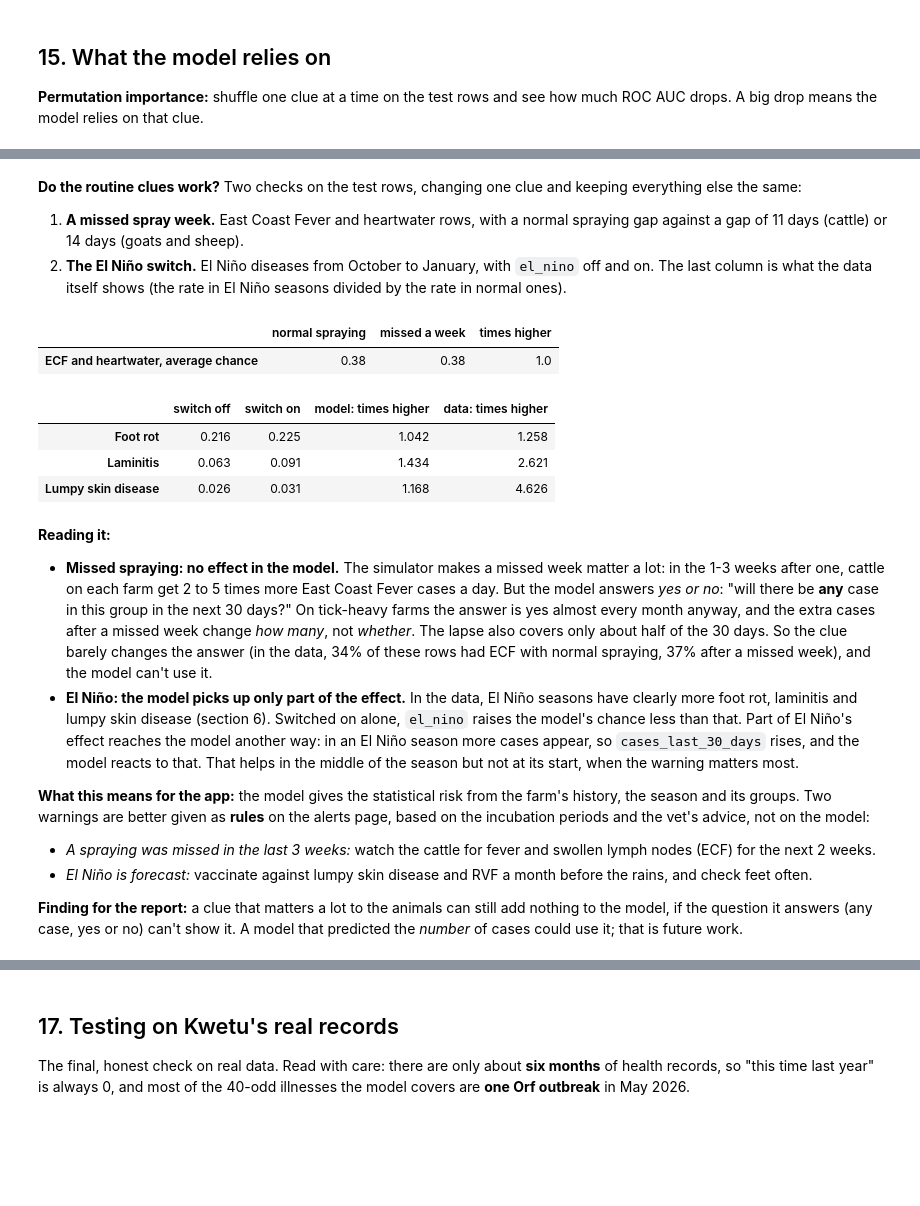
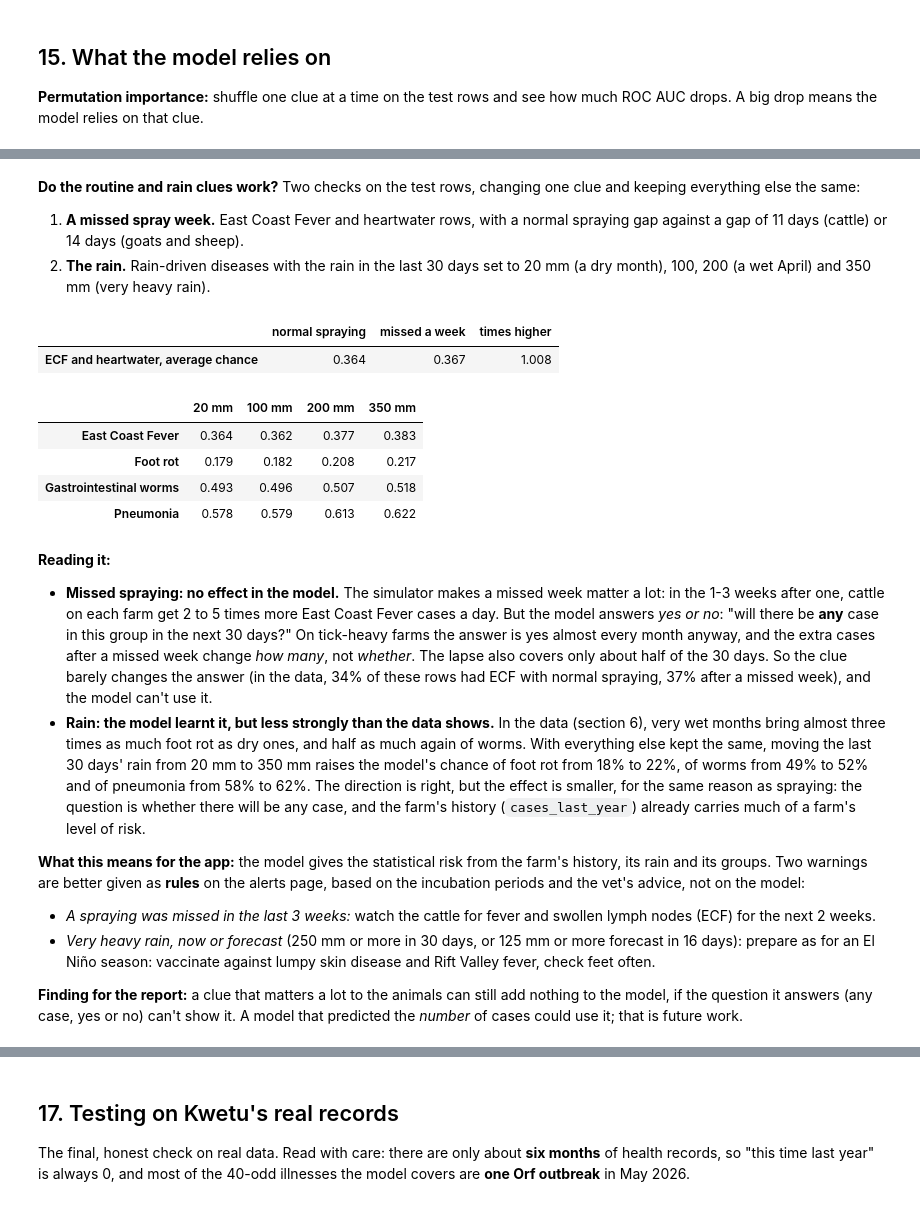
Before and after one commit to KatanuKwinga/LivestockDataTracker, a Jupyter notebook: notebooks/disease_model.ipynb, the cells around one changed output, grey strips where cells are left out. Saved outputs shown, nothing was run; the diff lists cells and outputs as text; code cells hidden in the pictures; blank space fills up the shorter version.

```diff
--- a/notebooks/disease_model.ipynb
+++ b/notebooks/disease_model.ipynb
@@ -213,17 +248,14 @@ dtype: float64
 # %%
-nino_months = ill[ill["date"].dt.month.isin([10, 11, 12, 1])].copy()
-nino_months["season"] = np.where(nino_months["date"].dt.month == 1, nino_months["date"].dt.year - 1,
-                                 nino_months["date"].dt.year)
-el_nino_years = set(zip(tables["el_nino"]["farm"], pd.to_datetime(tables["el_nino"]["start"]).dt.year))
-farm_seasons = pd.MultiIndex.from_product([sorted(ill["farm"].unique()), range(2022, 2026)],
-                                          names=["farm", "season"])
+farm_rain = tables["rain"].assign(date=pd.to_datetime(tables["rain"]["date"]))
+farm_rain["month"] = farm_rain["date"].dt.to_period("M")
+monthly_rain = farm_rain.groupby(["farm", "month"])["rain_mm"].sum()
+cases = ill.assign(month=ill["date"].dt.to_period("M"))
 rows = {}
-for disease in ["Foot rot", "Laminitis", "Lumpy skin disease"]:
-    counts = (nino_months[nino_months["disease"] == disease].groupby(["farm", "season"]).size()
-              .reindex(farm_seasons, fill_value=0))
-    is_nino = [key in el_nino_years for key in counts.index]
-    rows[disease] = {"El Niño season": counts[is_nino].mean(),
-                     "Normal season": counts[[not x for x in is_nino]].mean()}
-print(f"{len(el_nino_years)} farm-seasons with El Niño, out of {len(farm_seasons)}")
+for disease in ["Foot rot", "Gastrointestinal worms", "East Coast Fever"]:
+    per_month = cases[cases["disease"] == disease].groupby(["farm", "month"]).size()
+    joined = monthly_rain.to_frame().join(per_month.rename("cases")).fillna({"cases": 0})
+    joined = joined[joined.index.get_level_values("month") >= pd.Period(cases["month"].min())]
+    band = pd.cut(joined["rain_mm"], [-1, 50, 150, 250, 10_000], labels=["under 50 mm", "50-150 mm", "150-250 mm", "over 250 mm"])
+    rows[disease] = joined.groupby(band, observed=False)["cases"].mean()
 pd.DataFrame(rows).T.round(2)
 # %% [output]
@@ -609,46 +641,41 @@ ax.legend(frameon=False);
 # %% [markdown]
-**Do the routine clues work?** Two checks on the test rows, changing one clue and keeping everything else the same:
+**Do the routine and rain clues work?** Two checks on the test rows, changing one clue and keeping everything else the same:
 
 1. **A missed spray week.** East Coast Fever and heartwater rows, with a normal spraying gap against a gap of 11 days (cattle) or 14 days (goats and sheep).
-2. **The El Niño switch.** El Niño diseases from October to January, with `el_nino` off and on. The last column is what the data itself shows (the rate in El Niño seasons divided by the rate in normal ones).
+2. **The rain.** Rain-driven diseases with the rain in the last 30 days set to 20 mm (a dry month), 100, 200 (a wet April) and 350 mm (very heavy rain).
 # %%
 tick_borne = ["East Coast Fever", "Leg paralysis (suspected heartwater)"]
 rows = test_time[test_time["disease"].isin(tick_borne)]
 normal_gap = np.where(rows["species"] == "CATTLE", 4, 7)
 missed_gap = np.where(rows["species"] == "CATTLE", 11, 14)
 spray_check = pd.DataFrame({
     "normal spraying": [model.predict_proba(rows.assign(longest_spray_gap=normal_gap)[FEATURES])[:, 1].mean()],
     "missed a week": [model.predict_proba(rows.assign(longest_spray_gap=missed_gap)[FEATURES])[:, 1].mean()],
 }, index=["ECF and heartwater, average chance"])
 spray_check["times higher"] = spray_check["missed a week"] / spray_check["normal spraying"]
 display(spray_check.round(3))
 
-el_nino_diseases = ["Foot rot", "Laminitis", "Lumpy skin disease"]
-season_rows = table[table["disease"].isin(el_nino_diseases) & table["month"].isin([10, 11, 12, 1])]
-check = {}
-for disease, g in season_rows.groupby("disease"):
-    off = model.predict_proba(g.assign(el_nino=0)[FEATURES])[:, 1].mean()
-    on = model.predict_proba(g.assign(el_nino=1)[FEATURES])[:, 1].mean()
-    in_data = g[g["el_nino"] == 1][LABEL].mean() / g[g["el_nino"] == 0][LABEL].mean()
-    check[disease] = {"switch off": off, "switch on": on, "model: times higher": on / off,
-                      "data: times higher": in_data}
-pd.DataFrame(check).T.round(3)
+rain_rows = test_time[test_time["disease"].isin(["Foot rot", "Gastrointestinal worms", "East Coast Fever", "Pneumonia"])]
+pd.DataFrame({f"{mm} mm": {disease: model.predict_proba(g.assign(rain_last_30_days=mm)[FEATURES])[:, 1].mean()
+                           for disease, g in rain_rows.groupby("disease")}
+              for mm in (20, 100, 200, 350)}).round(3)
 # %% [output]
 |  | normal spraying | missed a week | times higher |
-| ECF and heartwater, average chance | 0.38 | 0.38 | 1.0 |
+| ECF and heartwater, average chance | 0.364 | 0.367 | 1.008 |
-|  | switch off | switch on | model: times higher | data: times higher |
-| Foot rot | 0.216 | 0.225 | 1.042 | 1.258 |
-| Laminitis | 0.063 | 0.091 | 1.434 | 2.621 |
-| Lumpy skin disease | 0.026 | 0.031 | 1.168 | 4.626 |
+|  | 20 mm | 100 mm | 200 mm | 350 mm |
+| East Coast Fever | 0.364 | 0.362 | 0.377 | 0.383 |
+| Foot rot | 0.179 | 0.182 | 0.208 | 0.217 |
+| Gastrointestinal worms | 0.493 | 0.496 | 0.507 | 0.518 |
+| Pneumonia | 0.578 | 0.579 | 0.613 | 0.622 |
 # %% [markdown]
 **Reading it:**
 
 - **Missed spraying: no effect in the model.** The simulator makes a missed week matter a lot: in the 1-3 weeks after one, cattle on each farm get 2 to 5 times more East Coast Fever cases a day. But the model answers *yes or no*: "will there be **any** case in this group in the next 30 days?" On tick-heavy farms the answer is yes almost every month anyway, and the extra cases after a missed week change *how many*, not *whether*. The lapse also covers only about half of the 30 days. So the clue barely changes the answer (in the data, 34% of these rows had ECF with normal spraying, 37% after a missed week), and the model can't use it.
-- **El Niño: the model picks up only part of the effect.** In the data, El Niño seasons have clearly more foot rot, laminitis and lumpy skin disease (section 6). Switched on alone, `el_nino` raises the model's chance less than that. Part of El Niño's effect reaches the model another way: in an El Niño season more cases appear, so `cases_last_30_days` rises, and the model reacts to that. That helps in the middle of the season but not at its start, when the warning matters most.
+- **Rain: the model learnt it, but less strongly than the data shows.** In the data (section 6), very wet months bring almost three times as much foot rot as dry ones, and half as much again of worms. With everything else kept the same, moving the last 30 days' rain from 20 mm to 350 mm raises the model's chance of foot rot from 18% to 22%, of worms from 49% to 52% and of pneumonia from 58% to 62%. The direction is right, but the effect is smaller, for the same reason as spraying: the question is whether there will be any case, and the farm's history (`cases_last_year`) already carries much of a farm's level of risk.
 
-**What this means for the app:** the model gives the statistical risk from the farm's history, the season and its groups. Two warnings are better given as **rules** on the alerts page, based on the incubation periods and the vet's advice, not on the model:
+**What this means for the app:** the model gives the statistical risk from the farm's history, its rain and its groups. Two warnings are better given as **rules** on the alerts page, based on the incubation periods and the vet's advice, not on the model:
 - *A spraying was missed in the last 3 weeks:* watch the cattle for fever and swollen lymph nodes (ECF) for the next 2 weeks.
-- *El Niño is forecast:* vaccinate against lumpy skin disease and RVF a month before the rains, and check feet often.
+- *Very heavy rain, now or forecast* (250 mm or more in 30 days, or 125 mm or more forecast in 16 days): prepare as for an El Niño season: vaccinate against lumpy skin disease and Rift Valley fever, check feet often.
 
 **Finding for the report:** a clue that matters a lot to the animals can still add nothing to the model, if the question it answers (any case, yes or no) can't show it. A model that predicted the *number* of cases could use it; that is future work.
 # %% [markdown]
```
Also changed, not shown: parts of 40 cells of this notebook, 48 other files.
